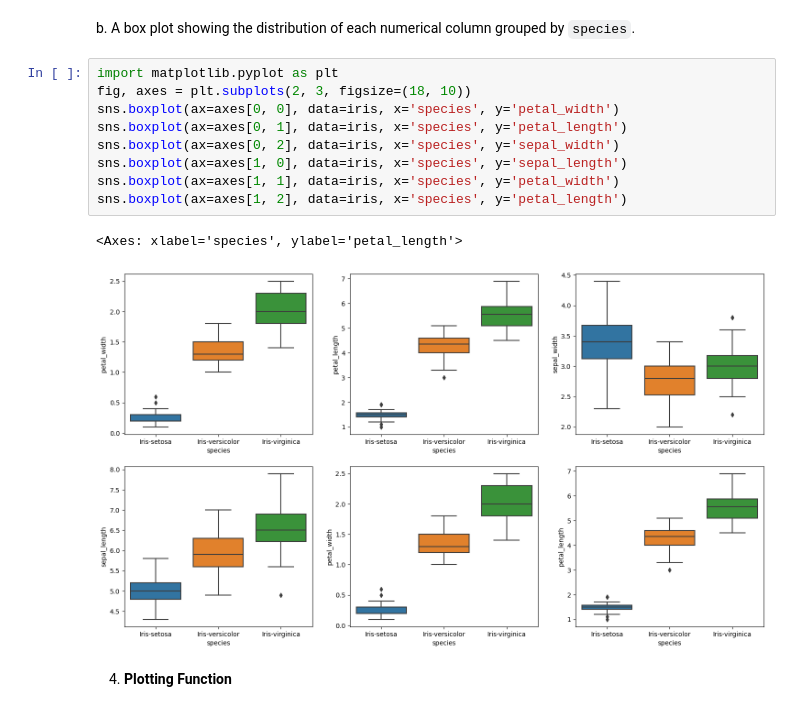
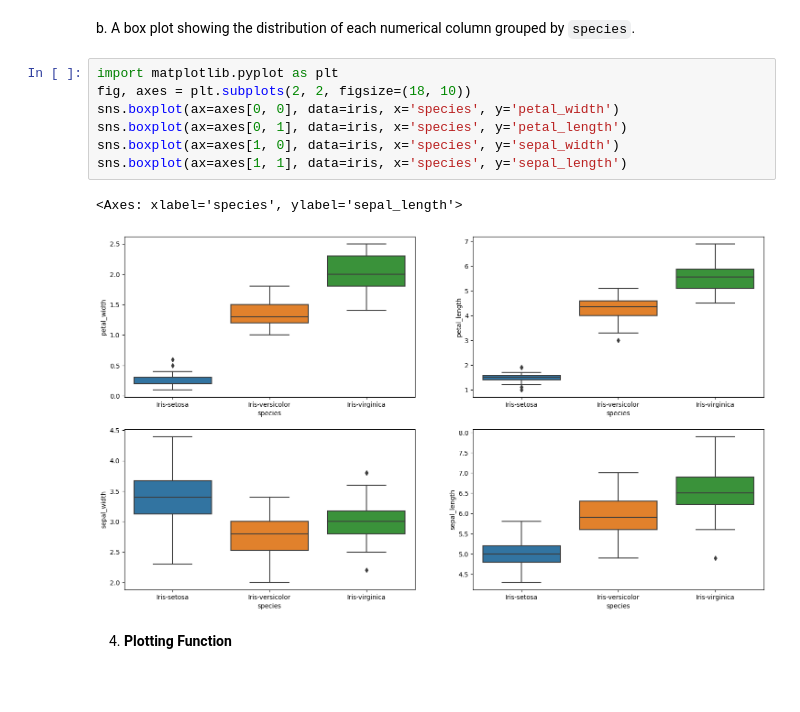
Before and after one commit to bensnider/bms4275_FDS1, a Jupyter notebook: 016_HW_BS_DataIOandSeaborn.ipynb, the cells around one changed output. Drawn from its saved outputs; the diff is of its cells as text; blank space fills up the shorter version.

Commit message:
Fixed multiplot of boxplots

```diff
--- a/016_HW_BS_DataIOandSeaborn.ipynb
+++ b/016_HW_BS_DataIOandSeaborn.ipynb
@@ -96,16 +96,14 @@ sns.pairplot(data = iris, hue = 'species')
 b. A box plot showing the distribution of each numerical column grouped by `species`.
 # %%
 import matplotlib.pyplot as plt
-fig, axes = plt.subplots(2, 3, figsize=(18, 10))
+fig, axes = plt.subplots(2, 2, figsize=(18, 10))
 sns.boxplot(ax=axes[0, 0], data=iris, x='species', y='petal_width')
 sns.boxplot(ax=axes[0, 1], data=iris, x='species', y='petal_length')
-sns.boxplot(ax=axes[0, 2], data=iris, x='species', y='sepal_width')
-sns.boxplot(ax=axes[1, 0], data=iris, x='species', y='sepal_length')
-sns.boxplot(ax=axes[1, 1], data=iris, x='species', y='petal_width')
-sns.boxplot(ax=axes[1, 2], data=iris, x='species', y='petal_length')
+sns.boxplot(ax=axes[1, 0], data=iris, x='species', y='sepal_width')
+sns.boxplot(ax=axes[1, 1], data=iris, x='species', y='sepal_length')
 # %% [output]
-<Axes: xlabel='species', ylabel='petal_length'>
+<Axes: xlabel='species', ylabel='sepal_length'>
-[figure, old version]
+[figure, new version]
 # %% [markdown]
 4. **Plotting Function**
 # %% [markdown]
```
